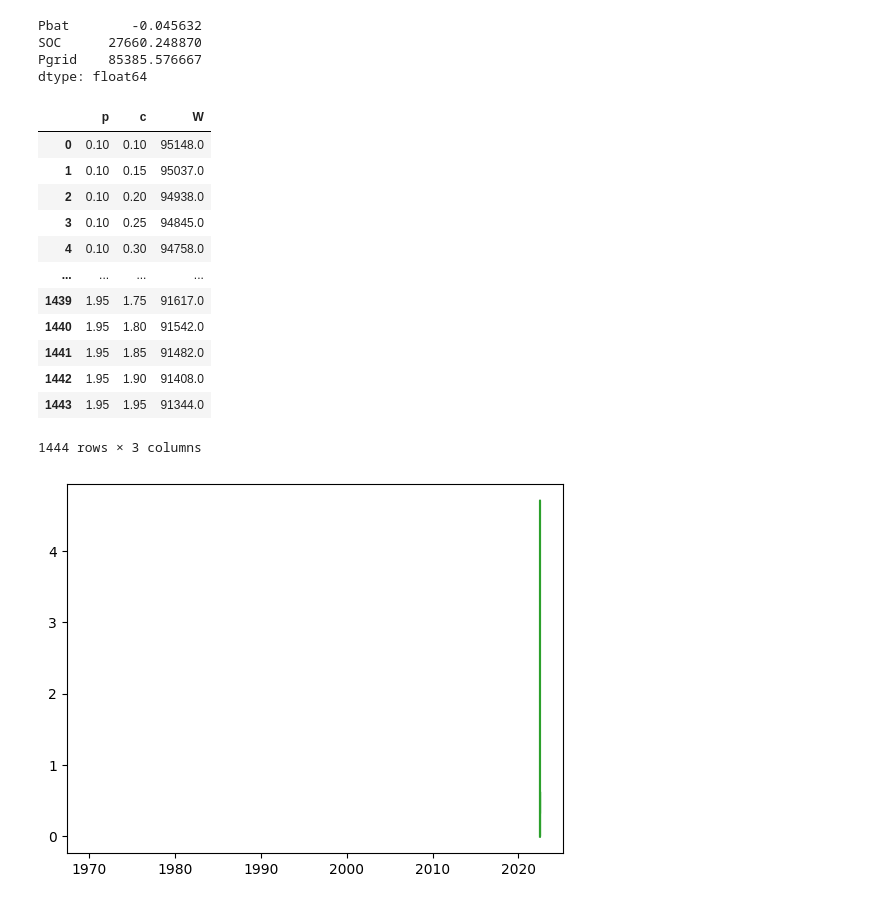
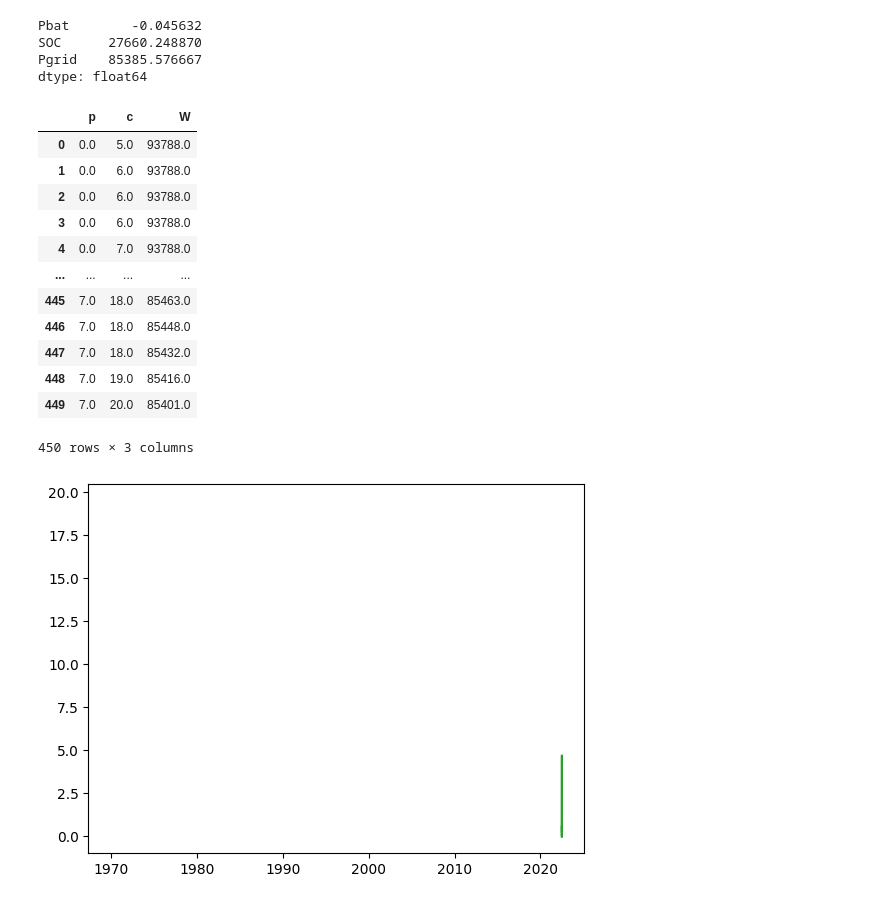
Before and after one commit to Shai670/Residential_consumption_modeling, a Jupyter notebook: battery04.09.ipynb, the cells around one changed output. Drawn from its saved outputs; the diff is of its cells as text; code cells hidden in the pictures.

```diff
--- a/battery04.09.ipynb
+++ b/battery04.09.ipynb
@@ -200,36 +200,36 @@ dtype: float64
 # %%
 result = pd.DataFrame()
 
 i = 0
-for p in np.arange(0.1, 2, .05):
-    for c in np.arange(0.1, 2, .05):
+for p in np.arange(0.1, 7.2, .05):
+    for c in np.arange(5, 20, .05):
         output = solar_battery_calc(Pnom=p, capacity=c)
 
-        result.loc[i, "p"] = p
-        result.loc[i, "c"] = c
+        result.loc[i, "p"] = p.round(0)
+        result.loc[i, "c"] = c.round(0)
         result.loc[i, "W"] = output["Pgrid"].sum().round()
 
         i += 1
 plt.plot(p, label='Мощность')
 plt.plot(c, label='Ёмкость солнечной панели')
 plt.plot(Pgrid, label='Электропотребелние')
 
 result
 # %% [output]
 |  | p | c | W |
-| 0 | 0.10 | 0.10 | 95148.0 |
-| 1 | 0.10 | 0.15 | 95037.0 |
-| 2 | 0.10 | 0.20 | 94938.0 |
-| 3 | 0.10 | 0.25 | 94845.0 |
-| 4 | 0.10 | 0.30 | 94758.0 |
+| 0 | 0.0 | 5.0 | 93788.0 |
+| 1 | 0.0 | 6.0 | 93788.0 |
+| 2 | 0.0 | 6.0 | 93788.0 |
+| 3 | 0.0 | 6.0 | 93788.0 |
+| 4 | 0.0 | 7.0 | 93788.0 |
 | ... | ... | ... | ... |
-| 1439 | 1.95 | 1.75 | 91617.0 |
-| 1440 | 1.95 | 1.80 | 91542.0 |
-| 1441 | 1.95 | 1.85 | 91482.0 |
-| 1442 | 1.95 | 1.90 | 91408.0 |
-| 1443 | 1.95 | 1.95 | 91344.0 |
+| 445 | 7.0 | 18.0 | 85463.0 |
+| 446 | 7.0 | 18.0 | 85448.0 |
+| 447 | 7.0 | 18.0 | 85432.0 |
+| 448 | 7.0 | 19.0 | 85416.0 |
+| 449 | 7.0 | 20.0 | 85401.0 |
-1444 rows × 3 columns
+450 rows × 3 columns
-[figure, old version]
+[figure, new version]
 # %%
 result_pivot = pd.pivot_table(
     result, index="p", columns="c", values="W"
```
Also changed, not shown: parts of 2 cells of this notebook.
